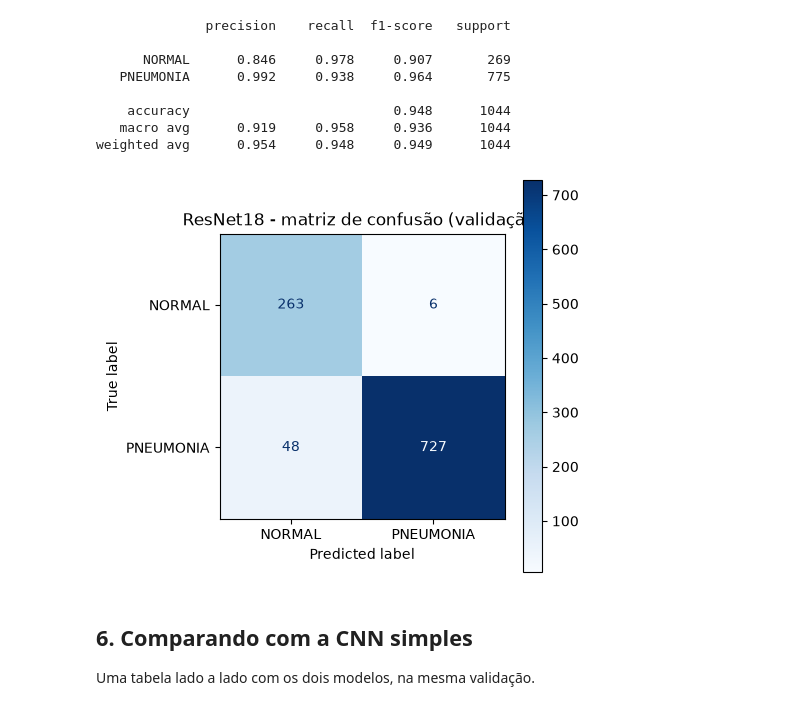
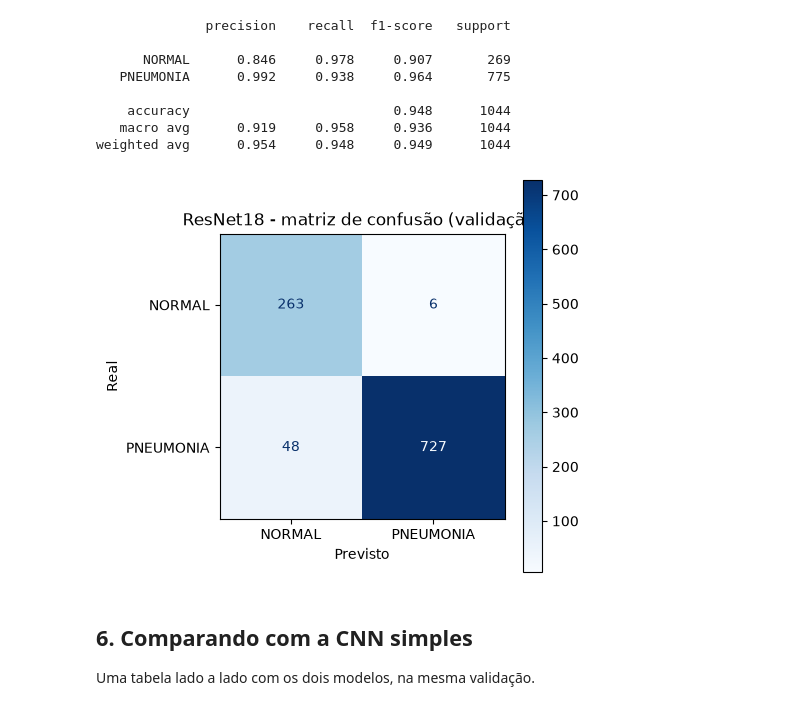
Before and after one commit to whoame042/postech-fiap-fase-1-IA-foundations, a Jupyter notebook: extra-cnn-pneumonia/notebooks/04_resnet18.ipynb, the cells around one changed output. Drawn from its saved outputs; the diff is of its cells as text; code cells hidden in the pictures.

```diff
--- a/extra-cnn-pneumonia/notebooks/04_resnet18.ipynb
+++ b/extra-cnn-pneumonia/notebooks/04_resnet18.ipynb
@@ -120,14 +120,16 @@ weighted avg      0.954     0.948     0.949      1044
 # %%
 fig, eixo = plt.subplots(figsize=(5, 4.5))
 ConfusionMatrixDisplay.from_predictions(
     rotulos_val, previsoes_val, display_labels=dados.CLASSES, cmap="Blues", ax=eixo
 )
+eixo.set_xlabel("Previsto")
+eixo.set_ylabel("Real")
 eixo.set_title("ResNet18 - matriz de confusão (validação)")
 plt.tight_layout()
 fig.savefig(PASTA_FIGURAS / "04_resnet18_confusao_val.png", dpi=120)
 plt.show()
 # %% [output]
-[figure, old version]
+[figure, new version]
 # %% [markdown]
 ## 6. Comparando com a CNN simples
 
```
Also changed, not shown: parts of 1 cell of this notebook, 15 other files.
